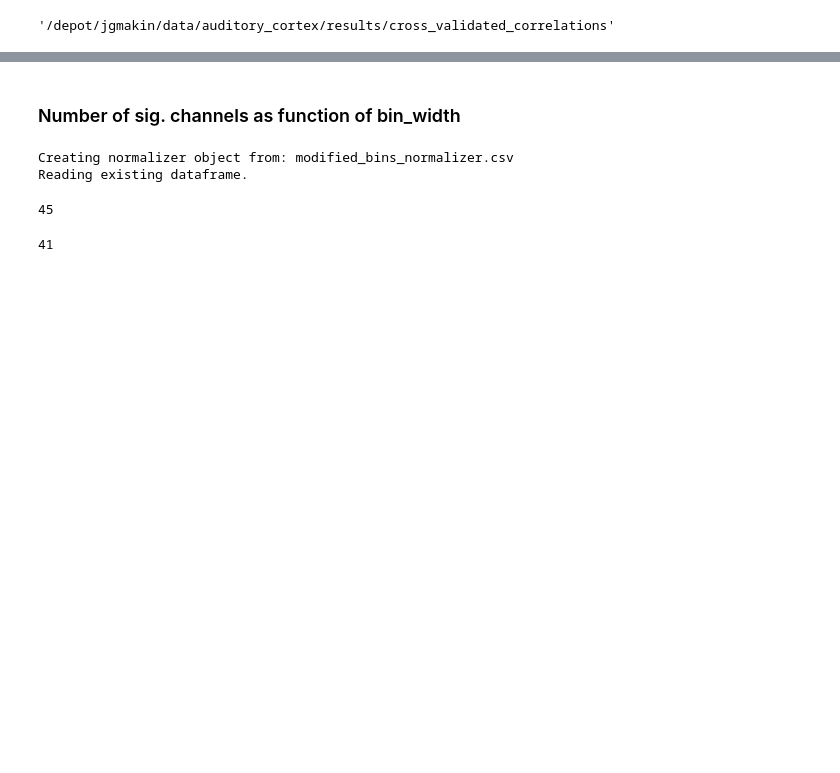
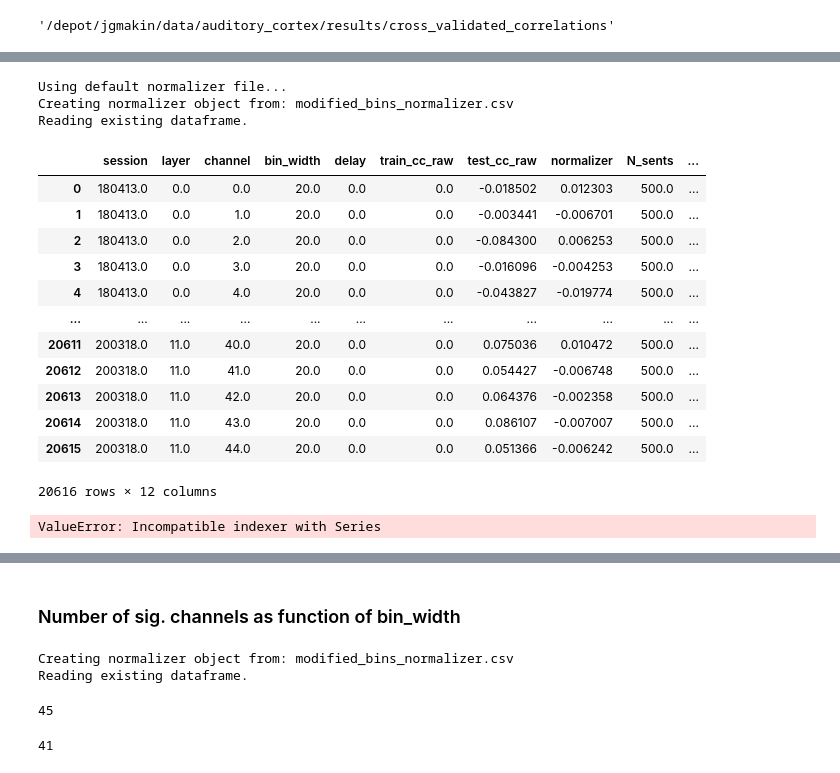
Before and after one commit to bilalhsp/Auditory_Cortex, a Jupyter notebook: notebooks/correlations_analysis.ipynb, the cells around one changed output, grey strips where cells are left out. Cells and saved outputs as stored; diff of their text form; code cells hidden in the pictures; blank space fills up the shorter version.

```diff
--- a/notebooks/correlations_analysis.ipynb
+++ b/notebooks/correlations_analysis.ipynb
@@ -74,0 +241,8 @@ Results saved for deepspeech2.
+# %%
+model_name = 'wave2letter_modified'
+
+ids = ['reset_weights', 'reset_weights0', 'reset_weights1', 'reset_weights2']
+
+corr_objs = []
+for id in ids:
+    corr_objs.append(Correlations(model_name=model_name+'_'+id))
@@ -74,0 +262,72 @@ Results saved for deepspeech2.
+# %%
+new_data = corr_objs[0].data
+
+output_identifier = 'reset_weights_avg'
+filename = f"{model_name}_{output_identifier}_corr_results.csv"
+file_path = os.path.join(saved_corr_dir, filename)
+
+new_data.to_csv(file_path, index=False)
+# %%
+new_corr_obj = Correlations(model_name=model_name+'_'+output_identifier)
+# %% [output]
+Using default normalizer file...
+Creating normalizer object from: modified_bins_normalizer.csv
+Reading existing dataframe.
+# %%
+new_corr_obj.data
+# %% [output]
+|  | session | layer | channel | bin_width | delay | train_cc_raw | test_cc_raw | normalizer | N_sents | ... |
+| 0 | 180413.0 | 0.0 | 0.0 | 20.0 | 0.0 | 0.0 | -0.018502 | 0.012303 | 500.0 | ... |
+| 1 | 180413.0 | 0.0 | 1.0 | 20.0 | 0.0 | 0.0 | -0.003441 | -0.006701 | 500.0 | ... |
+| 2 | 180413.0 | 0.0 | 2.0 | 20.0 | 0.0 | 0.0 | -0.084300 | 0.006253 | 500.0 | ... |
+| 3 | 180413.0 | 0.0 | 3.0 | 20.0 | 0.0 | 0.0 | -0.016096 | -0.004253 | 500.0 | ... |
+| 4 | 180413.0 | 0.0 | 4.0 | 20.0 | 0.0 | 0.0 | -0.043827 | -0.019774 | 500.0 | ... |
+| ... | ... | ... | ... | ... | ... | ... | ... | ... | ... | ... |
+| 20611 | 200318.0 | 11.0 | 40.0 | 20.0 | 0.0 | 0.0 | 0.075036 | 0.010472 | 500.0 | ... |
+| 20612 | 200318.0 | 11.0 | 41.0 | 20.0 | 0.0 | 0.0 | 0.054427 | -0.006748 | 500.0 | ... |
+| 20613 | 200318.0 | 11.0 | 42.0 | 20.0 | 0.0 | 0.0 | 0.064376 | -0.002358 | 500.0 | ... |
+| 20614 | 200318.0 | 11.0 | 43.0 | 20.0 | 0.0 | 0.0 | 0.086107 | -0.007007 | 500.0 | ... |
+| 20615 | 200318.0 | 11.0 | 44.0 | 20.0 | 0.0 | 0.0 | 0.051366 | -0.006242 | 500.0 | ... |
+20616 rows × 12 columns
+# %%
+
+
+bin_widths = new_corr_obj.data['bin_width'].unique()
+delays = new_corr_obj.data['delay'].unique()
+sessions = new_corr_obj.get_all_sessions()
+
+for bin_width in bin_widths:
+    for delay in delays:
+        for sess in sessions:
+            layers = new_corr_obj.get_all_layers(sess)
+            channels = new_corr_obj.get_all_channels(sess)
+            for layer in layers:
+                for ch in channels:
+                    corr_avg = 0
+                    norm_corr_avg = 0
+                    for corr_obj in corr_objs:
+                        df = corr_obj.get_selected_data(
+                            sessions=[sess],
+                            bin_width=bin_width,
+                            delay=delay,
+                            layer=layer,
+                            channel=ch,
+                        )
+                        corr_avg += corr_obj.data.loc[df.index.values[0], ['test_cc_raw']]
+                        norm_corr_avg += corr_obj.data.loc[df.index.values[0], ['normalized_test_cc']]
+                    norm_corr_avg /= len(corr_objs)
+                    corr_avg /= len(corr_objs)
+
+                    # writing the avg value
+                    df = new_corr_obj.get_selected_data(
+                            sessions=[sess],
+                            bin_width=bin_width,
+                            delay=delay,
+                            layer=layer,
+                            channel=ch,
+                        )
+
+                    new_corr_obj.data.at[df.index.values[0], 'test_cc_raw'] = corr_avg
+                    new_corr_obj.data.at[df.index.values[0], 'normalized_test_cc'] = norm_corr_avg
+# %% [output]
+ValueError: Incompatible indexer with Series
```
Also changed, not shown: parts of 34 cells of this notebook, 49 other files.
